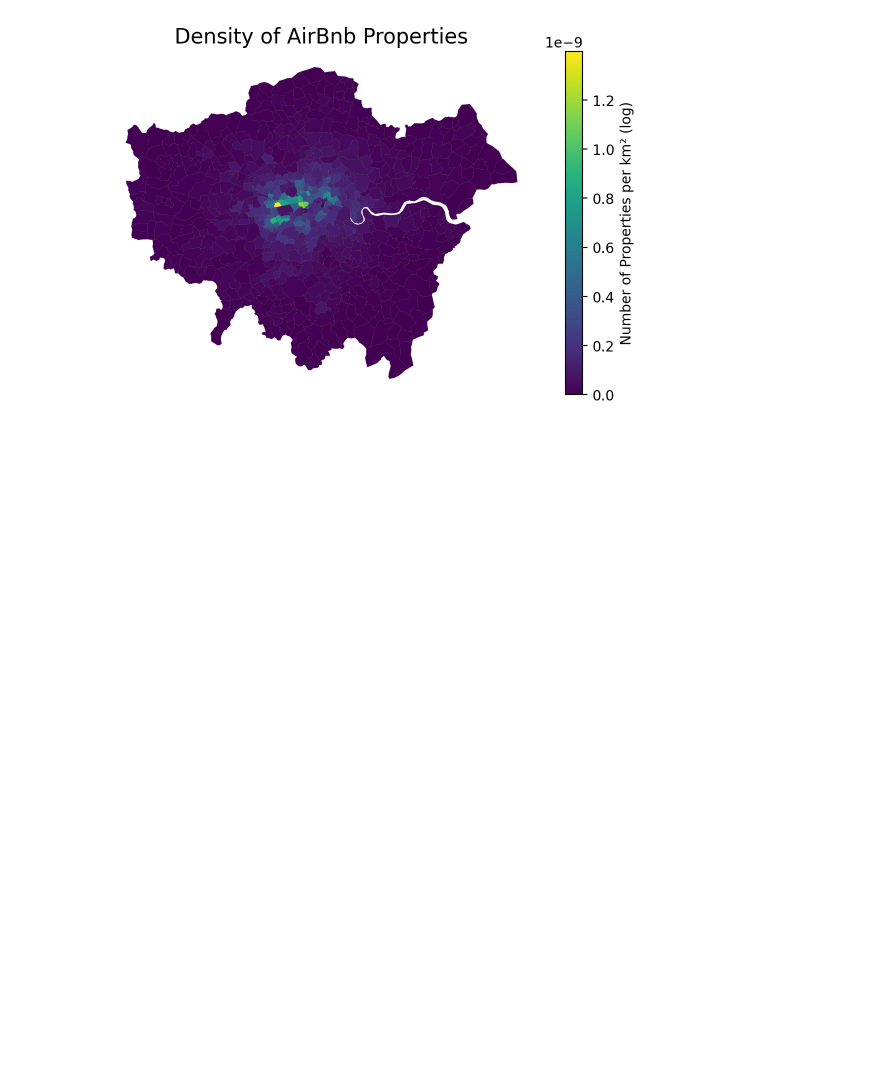
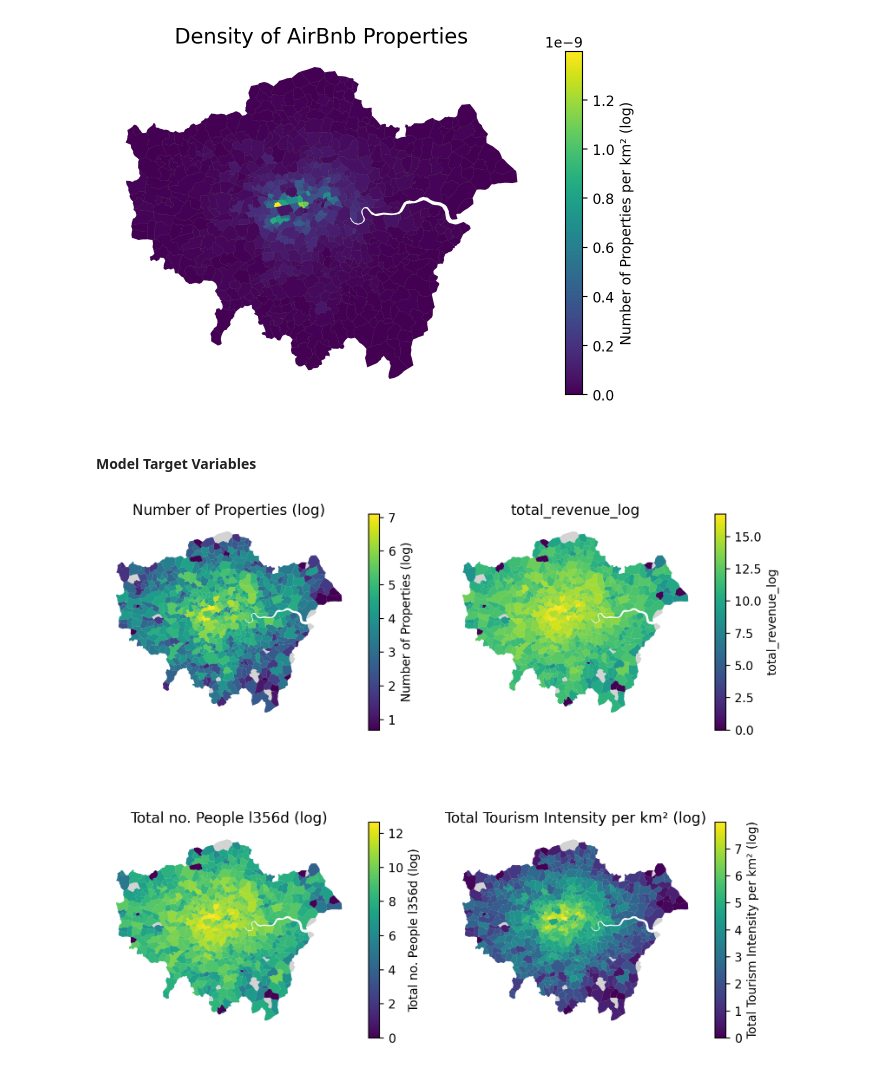
Before and after one commit to ElisJD/POI-and-STR-Guest-Modelling, a Jupyter notebook: notebooks/london/01_airbnb_data_preparation.ipynb, the cells around one changed output. Cells and saved outputs as stored; diff of their text form; code cells hidden in the pictures; blank space fills up the shorter version.

Commit message:
Completed London airbnb notebook

```diff
--- a/notebooks/london/01_airbnb_data_preparation.ipynb
+++ b/notebooks/london/01_airbnb_data_preparation.ipynb
@@ -194,3 +194,5 @@ plt.tight_layout()
 plt.show()
 # %% [output]
 [figure]
+# %% [markdown]
+#### Model Target Variables
@@ -196,0 +244,77 @@ plt.show()
+# %%
+# Set EPSG:4326 as the CRS for the GeoDataFrame
+airbnb_per_london_glx.crs = "EPSG:27700"
+
+# Calculate the tourism intensity volume / area of the town
+airbnb_per_london_glx['total_tourism_intensity'] = (
+    airbnb_per_london_glx['total_volume'] /
+    airbnb_per_london_glx.geometry.area
+)
+
+# Per square kilometer
+airbnb_per_london_glx['total_tourism_intensity_km2'] = airbnb_per_london_glx['total_tourism_intensity'] / 1e6
+
+# Log them
+airbnb_per_london_glx['total_tourism_intensity_km2_log'] = np.log1p(airbnb_per_london_glx['total_tourism_intensity_km2'])
+
+# Remove the intensity columns that are not per km2
+airbnb_per_london_glx = airbnb_per_london_glx.drop(columns=['total_tourism_intensity'])
+# %%
+airbnb_plot_cols = [
+    'num_properties',
+    'total_revenue',
+    'total_volume',
+    'total_tourism_intensity_km2'
+]
+
+legend_titles = {
+    'num_properties': 'Number of Properties',
+    'total_volume' : 'Total no. People l356d',
+    'total_tourism_intensity_km2': 'Total Tourism Intensity per km²',
+}
+
+airbnb_plot_cols_log = [
+    'num_properties_log',
+    'total_revenue_log',
+    'total_volume_log',
+    'total_tourism_intensity_km2_log'
+]
+
+legend_titles_log = {
+    'num_properties_log': 'Number of Properties (log)',
+    'total_volume_log' : 'Total no. People l356d (log)',
+    'total_tourism_intensity_km2_log': 'Total Tourism Intensity per km² (log)',
+}
+
+airbnb_per_london_glx.crs = "EPSG:4326"
+
+# Create subplots
+fig, axes = plt.subplots(nrows=2, ncols=2, figsize=(8, 8))
+axes = axes.flatten()  # Flatten to easily loop through
+
+for i, column in enumerate(airbnb_plot_cols_log):
+    ax = axes[i]
+
+    airbnb_per_london_glx.plot(
+        column=column,
+        ax=ax,
+        cmap='viridis',
+        legend=True,
+        legend_kwds={'label': legend_titles_log.get(column, column), 'shrink': 0.6},
+        missing_kwds={
+            "color": "lightgrey",
+            "label": "No Data"
+        }
+    )
+
+    ax.set_title(legend_titles_log.get(column, column), fontsize=12)
+    ax.axis('off')
+
+# Turn off any unused subplots if columns < 6
+for j in range(len(airbnb_plot_cols_log), len(axes)):
+    axes[j].axis('off')
+
+plt.tight_layout()
+plt.show()
+# %% [output]
+[figure, added]
```
Also changed, not shown: parts of 5 cells of this notebook.
